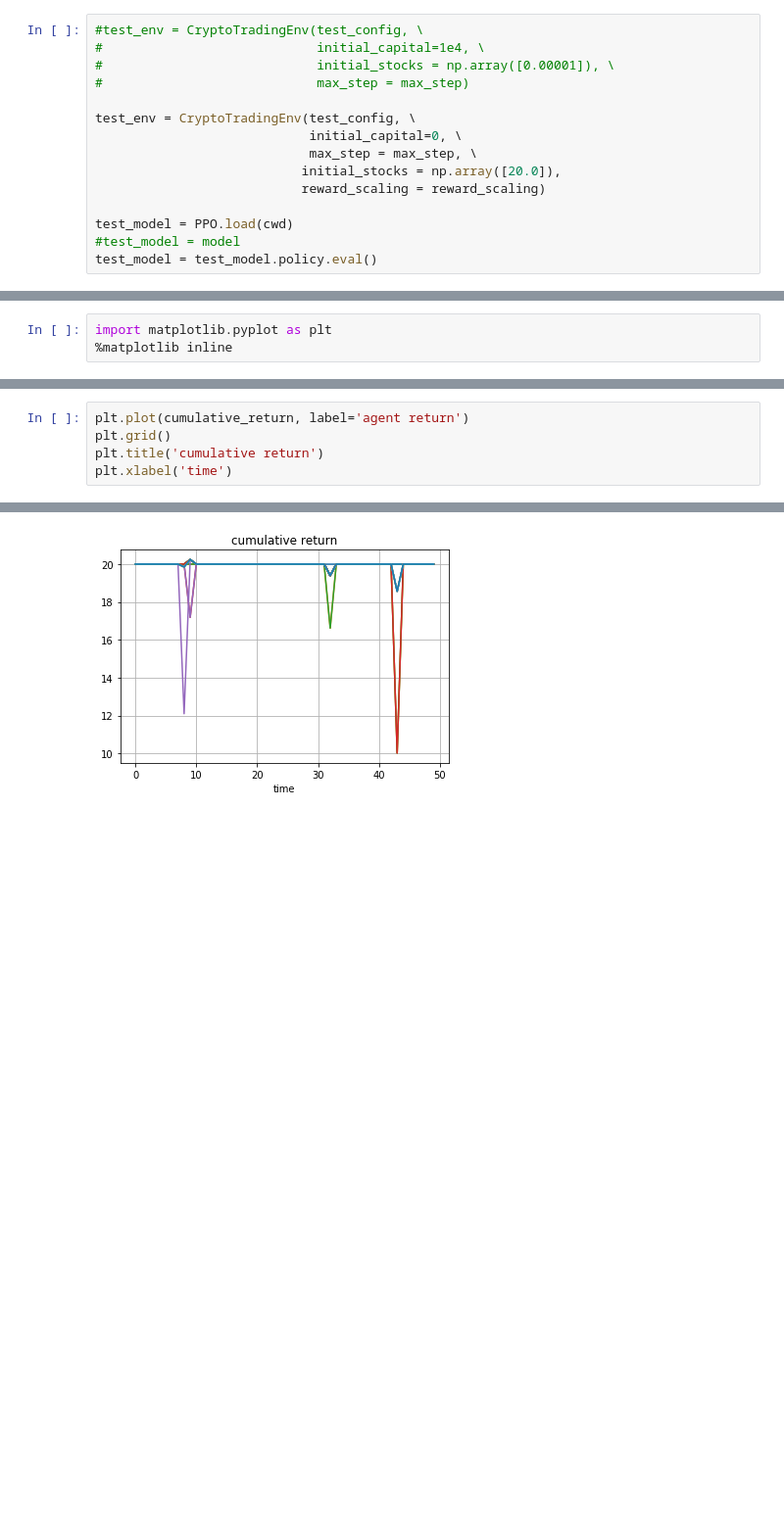
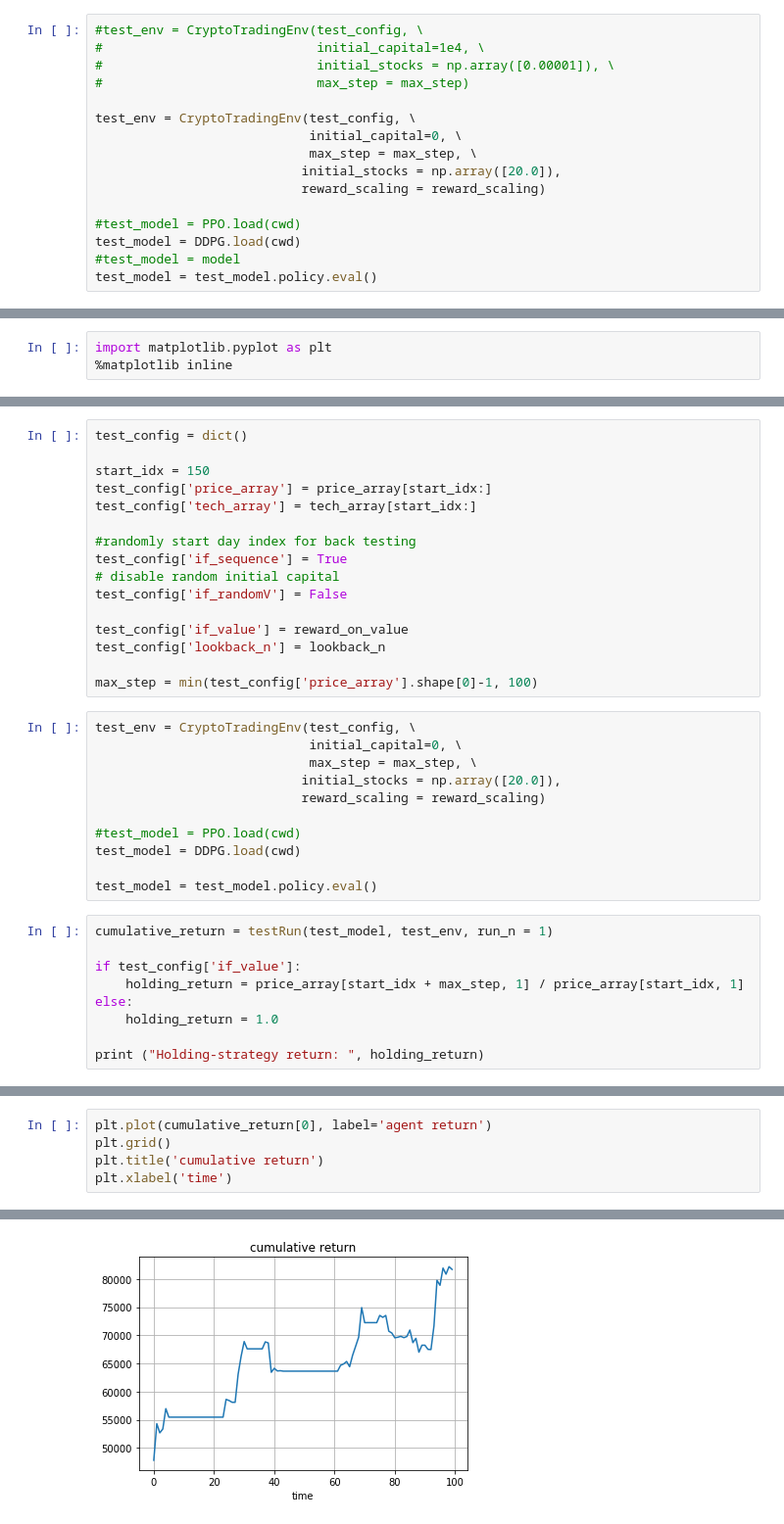
Before and after one commit to darwinlc/NeoFinRL, a Jupyter notebook: notebooks/crypto_test.ipynb, the cells around one changed output, grey strips where cells are left out. Shown: that part at 98% size. Drawn from its saved outputs; the diff is of its cells as text; blank space fills up the shorter version.

Commit message:
change to value-based

```diff
--- a/notebooks/crypto_test.ipynb
+++ b/notebooks/crypto_test.ipynb
@@ -204,7 +202,8 @@ test_env = CryptoTradingEnv(test_config, \
                            initial_stocks = np.array([20.0]),
                            reward_scaling = reward_scaling)
 
-test_model = PPO.load(cwd)
+#test_model = PPO.load(cwd)
+test_model = DDPG.load(cwd)
 #test_model = model
 test_model = test_model.policy.eval()
 # %%
@@ -236,0 +239,36 @@ Mean: 0.9980473999999999; Min: 0.928115; Max 1.01211
+# %%
+test_config = dict()
+
+start_idx = 150
+test_config['price_array'] = price_array[start_idx:]
+test_config['tech_array'] = tech_array[start_idx:]
+
+#randomly start day index for back testing
+test_config['if_sequence'] = True
+# disable random initial capital
+test_config['if_randomV'] = False
+
+test_config['if_value'] = reward_on_value
+test_config['lookback_n'] = lookback_n
+
+max_step = min(test_config['price_array'].shape[0]-1, 100)
+# %%
+test_env = CryptoTradingEnv(test_config, \
+                            initial_capital=0, \
+                            max_step = max_step, \
+                           initial_stocks = np.array([20.0]),
+                           reward_scaling = reward_scaling)
+
+#test_model = PPO.load(cwd)
+test_model = DDPG.load(cwd)
+
+test_model = test_model.policy.eval()
+# %%
+cumulative_return = testRun(test_model, test_env, run_n = 1)
+
+if test_config['if_value']:
+    holding_return = price_array[start_idx + max_step, 1] / price_array[start_idx, 1]
+else:
+    holding_return = 1.0
+
+print ("Holding-strategy return: ", holding_return)
@@ -237,9 +293,9 @@ Mean: 0.9980473999999999; Min: 0.928115; Max 1.01211
 # %%
-plt.plot(cumulative_return, label='agent return')
+plt.plot(cumulative_return[0], label='agent return')
 plt.grid()
 plt.title('cumulative return')
 plt.xlabel('time')
 # %% [output]
 Text(0.5, 0, 'time')
-[figure, old version]
+[figure, new version]
 # %%
```
Also changed, not shown: parts of 8 cells of this notebook.
